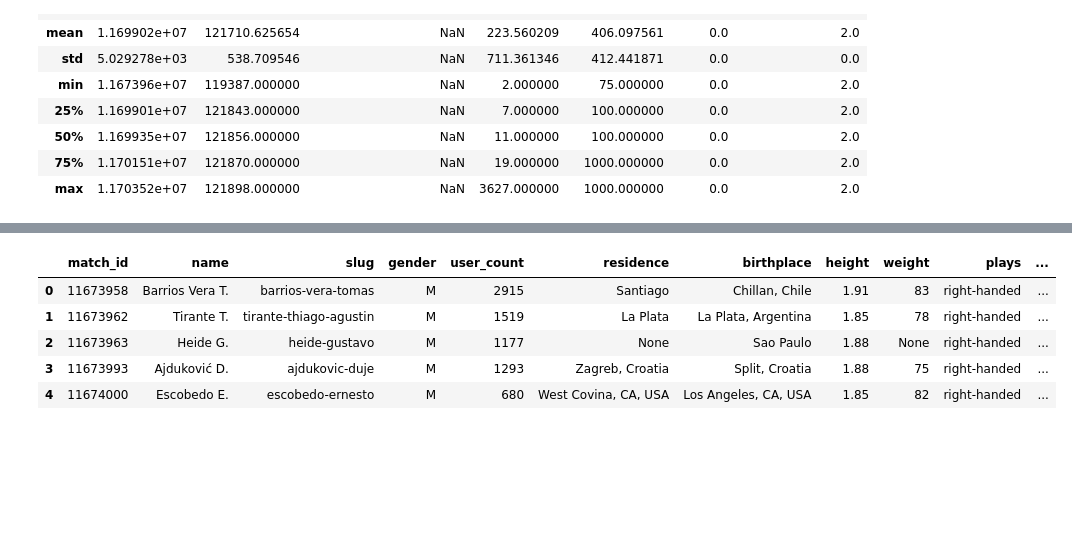
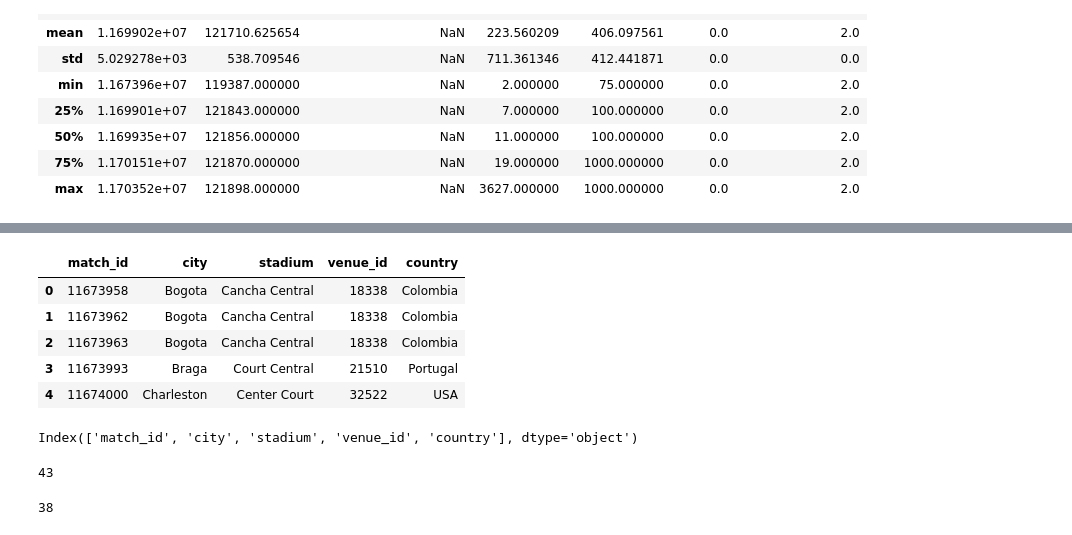
Before and after one commit to fatemeNobakht/Team__Data___8, a Jupyter notebook: tennisArman.ipynb, the cells around one changed output, grey strips where cells are left out. Cells and saved outputs as stored; diff of their text form; code cells hidden in the pictures; blank space fills up the shorter version.

Commit message:
Finished Tournament, Venue and Votes mds

```diff
--- a/tennisArman.ipynb
+++ b/tennisArman.ipynb
@@ -343,9 +367,21 @@ dtype: int64
 # %%
-df_home_team.head()
+df_venue.head()
 # %% [output]
-|  | match_id | name | slug | gender | user_count | residence | birthplace | height | weight | plays | ... |
-| 0 | 11673958 | Barrios Vera T. | barrios-vera-tomas | M | 2915 | Santiago | Chillan, Chile | 1.91 | 83 | right-handed | ... |
-| 1 | 11673962 | Tirante T. | tirante-thiago-agustin | M | 1519 | La Plata | La Plata, Argentina | 1.85 | 78 | right-handed | ... |
-| 2 | 11673963 | Heide G. | heide-gustavo | M | 1177 | None | Sao Paulo | 1.88 | None | right-handed | ... |
-| 3 | 11673993 | Ajduković D. | ajdukovic-duje | M | 1293 | Zagreb, Croatia | Split, Croatia | 1.88 | 75 | right-handed | ... |
-| 4 | 11674000 | Escobedo E. | escobedo-ernesto | M | 680 | West Covina, CA, USA | Los Angeles, CA, USA | 1.85 | 82 | right-handed | ... |
+|  | match_id | city | stadium | venue_id | country |
+| 0 | 11673958 | Bogota | Cancha Central | 18338 | Colombia |
+| 1 | 11673962 | Bogota | Cancha Central | 18338 | Colombia |
+| 2 | 11673963 | Bogota | Cancha Central | 18338 | Colombia |
+| 3 | 11673993 | Braga | Court Central | 21510 | Portugal |
+| 4 | 11674000 | Charleston | Center Court | 32522 | USA |
+# %%
+df_venue.columns
+# %% [output]
+Index(['match_id', 'city', 'stadium', 'venue_id', 'country'], dtype='object')
+# %%
+df_venue.stadium.nunique()
+# %% [output]
+43
+# %%
+df_venue.city.nunique()
+# %% [output]
+38
```
Also changed, not shown: parts of 9 cells of this notebook, 1 other file.
